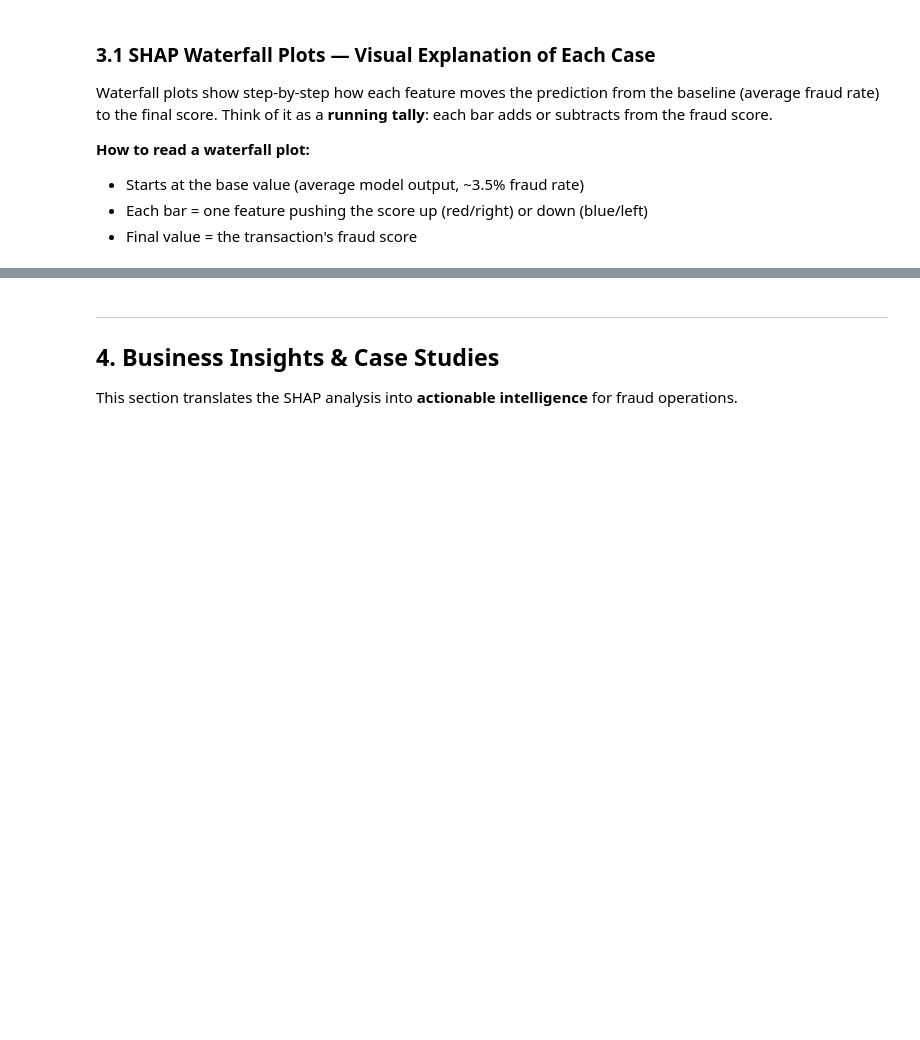
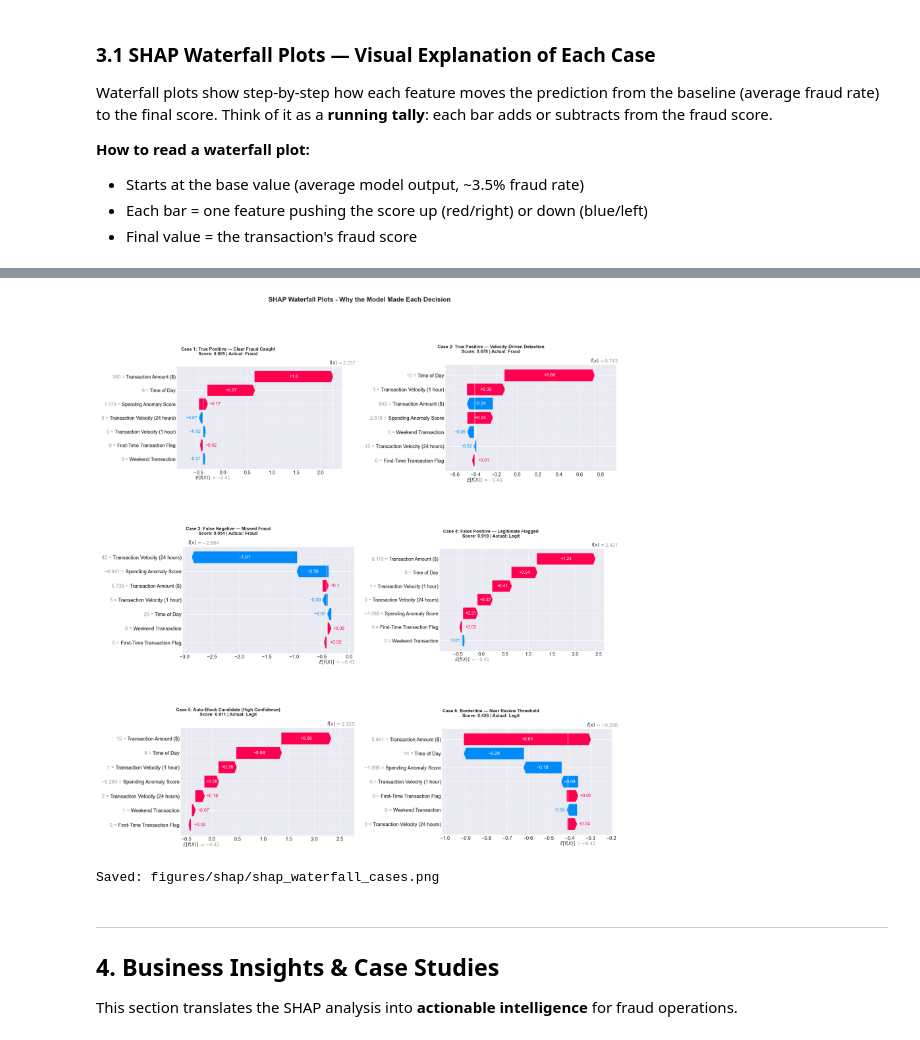
Before and after one commit to JuanCRuizA/Agent-Fraud-Sentinel, a Jupyter notebook: notebooks/modeling/04_shap_explainability.ipynb, the cells around one changed output, grey strips where cells are left out. Cells and saved outputs as stored; diff of their text form; code cells hidden in the pictures; blank space fills up the shorter version.

```diff
--- a/notebooks/modeling/04_shap_explainability.ipynb
+++ b/notebooks/modeling/04_shap_explainability.ipynb
@@ -685,3 +647,64 @@ Saved: figures/shap/shap_waterfall_cases.png
+# %%
+# 13
+# Create SHAP Explanation objects for waterfall plots
+# We build individual Explanation objects for each case study
+#
+# Fix: shap.plots.waterfall() may draw on the current active figure rather than
+# creating a new one, so plt.gcf() would return our main fig and close it.
+# Solution: save each waterfall to a temp file, then read and place in the grid.
+# Also saves individual PNGs (shap_waterfall_case1.png ... case6.png) for dashboard.
+
+import tempfile, os
+import matplotlib.image as mpimg
+
+# --- Pass 1: generate and save each waterfall to a temp file + individual PNG ---
+temp_paths = []
+for i, (case_name, idx) in enumerate(zip(case_names, case_indices)):
+    pos = X_test.index.get_loc(idx)
+    explanation = shap.Explanation(
+        values=shap_values_full[pos],
+        base_values=expected_value,
+        data=X_test.iloc[pos].values,
+        feature_names=[FEATURE_LABELS.get(f, f) for f in FEATURES]
+    )
+    shap.plots.waterfall(explanation, max_display=7, show=False)
+    tmp = tempfile.mktemp(suffix='.png')
+    plt.savefig(tmp, dpi=100, bbox_inches='tight')
+    # Save individual PNG for dashboard Case Study Explorer
+    plt.savefig(FIGURES_PATH / f'shap_waterfall_case{i+1}.png', dpi=150, bbox_inches='tight')
+    plt.close('all')
+    temp_paths.append(tmp)
+
+# --- Pass 2: assemble the 3x2 grid figure ---
+fig, axes = plt.subplots(3, 2, figsize=(18, 20))
+
+for i, (temp_path, case_name, idx) in enumerate(zip(temp_paths, case_names, case_indices)):
+    pos = X_test.index.get_loc(idx)
+    img = mpimg.imread(temp_path)
+    ax = axes[i // 2, i % 2]
+    ax.imshow(img)
+    ax.axis('off')
+    score = fraud_scores[pos]
+    actual = 'Fraud' if y_test.iloc[pos] == 1 else 'Legit'
+    short_name = case_name.split(' - ')[0] if ' - ' in case_name else case_name
+    title = short_name + chr(10) + 'Score: ' + f'{score:.3f}' + ' | Actual: ' + actual
+    ax.set_title(title, fontsize=11, fontweight='bold')
+
+# Clean up temp files
+for tmp in temp_paths:
+    os.remove(tmp)
+
+fig.suptitle('SHAP Waterfall Plots - Why the Model Made Each Decision',
+             fontsize=16, fontweight='bold', y=1.01)
+fig.tight_layout()
+fig.savefig(FIGURES_PATH / 'shap_waterfall_cases.png', dpi=150, bbox_inches='tight')
+plt.show()
+
+print('Saved: figures/shap/shap_waterfall_cases.png (combined 3x2 grid)')
+print('Saved: figures/shap/shap_waterfall_case1.png through shap_waterfall_case6.png (individual)')
+# %% [output]
+[figure, added]
+Saved: figures/shap/shap_waterfall_cases.png
 # %% [markdown]
 ---
 
```
Also changed, not shown: parts of 18 cells of this notebook, 24 other files.
